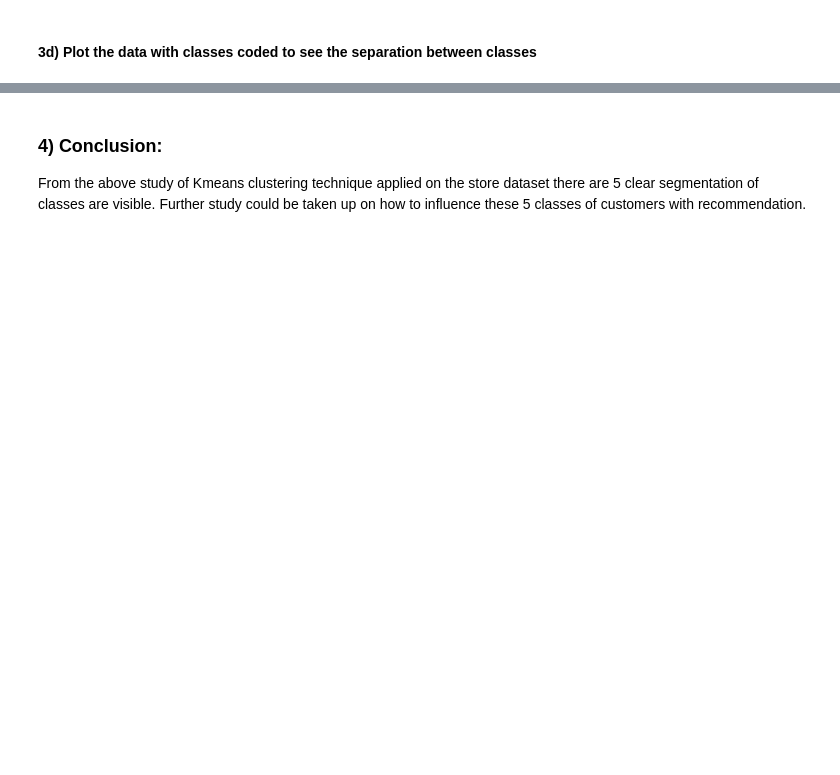
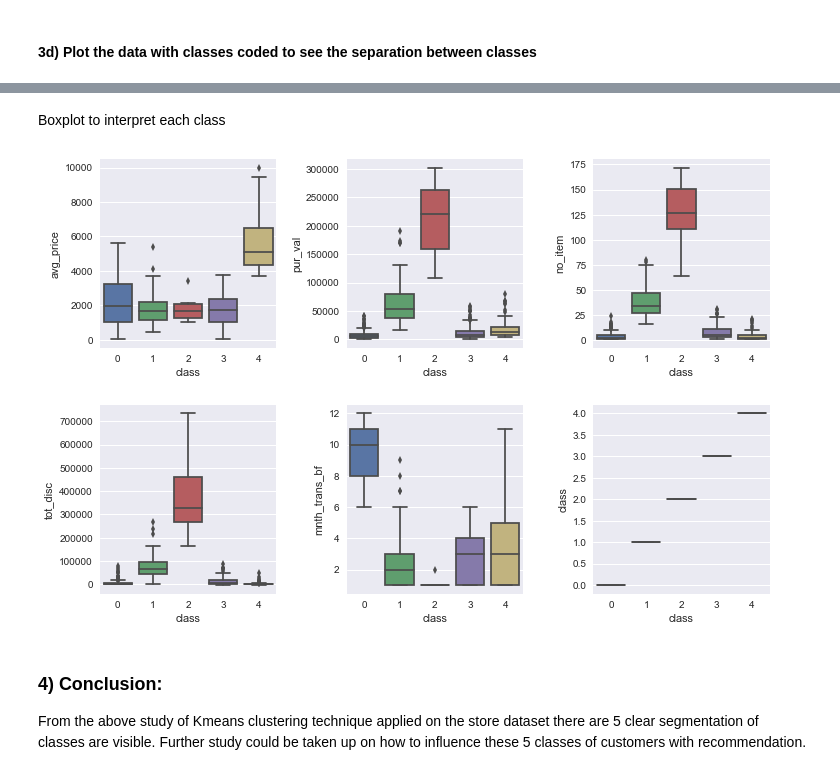
Before and after one commit to sayakgis/SuperMarket_Sale, a Jupyter notebook: Customer_Segmentation_Retail.ipynb, the cells around one changed output, grey strips where cells are left out. Drawn from its saved outputs; the diff is of its cells as text; code cells hidden in the pictures; blank space fills up the shorter version.

```diff
--- a/Customer_Segmentation_Retail.ipynb
+++ b/Customer_Segmentation_Retail.ipynb
@@ -256,3 +265,13 @@ sns.pairplot(df_store,hue='class',vars=col[1:])
+# %% [markdown]
+Boxplot to interpret each class
+# %%
+plt.figure(figsize=(12,8))
+plt.subplots_adjust(hspace=0.3,wspace=0.4)
+for j,i in enumerate(df_store.columns.tolist()):
+    plt.subplot(2,3,j+1)
+    sns.boxplot(df_store['class'],df_store[i])
+# %% [output]
+[figure, added]
 # %% [markdown]
 ### 4) Conclusion:<a name="4"></a>
 
```
Also changed, not shown: parts of 11 cells of this notebook.
